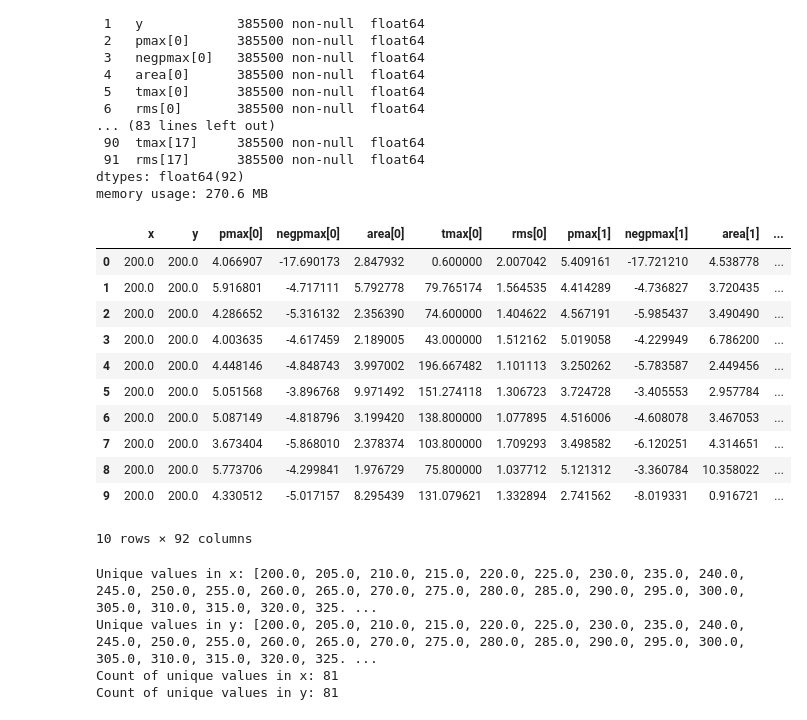
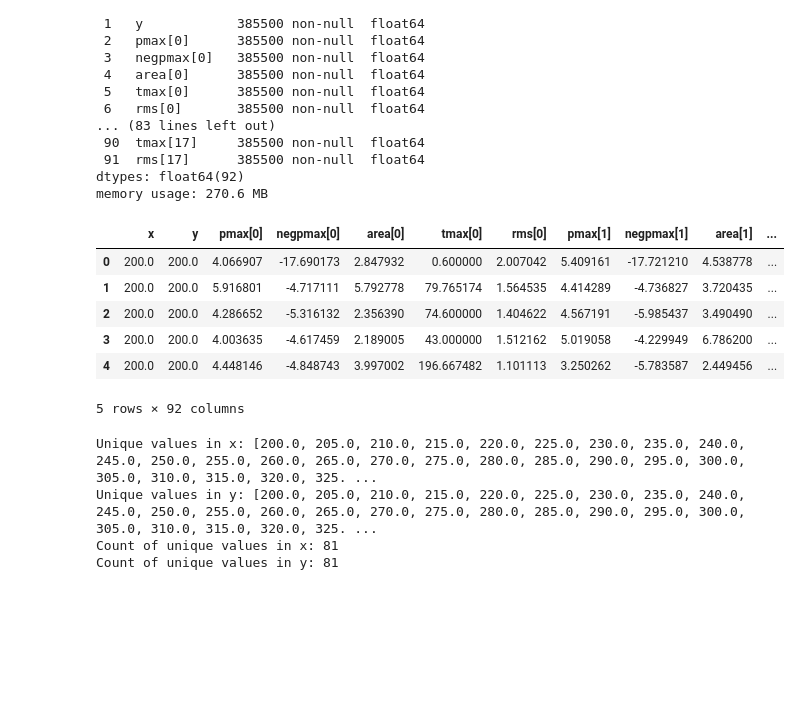
Before and after one commit to vellons/polito-ds-lab-exercises, a Jupyter notebook: exam/solution.ipynb, the cells around one changed output. Drawn from its saved outputs; the diff is of its cells as text; code cells hidden in the pictures; blank space fills up the shorter version.

```diff
--- a/exam/solution.ipynb
+++ b/exam/solution.ipynb
@@ -104,20 +112,15 @@ dtypes: float64(92)
 memory usage: 270.6 MB
 # %%
 # Understanding the data
-df_dev.head(10)
+df_dev.head(5)
 # %% [output]
 |  | x | y | pmax[0] | negpmax[0] | area[0] | tmax[0] | rms[0] | pmax[1] | negpmax[1] | area[1] | ... |
 | 0 | 200.0 | 200.0 | 4.066907 | -17.690173 | 2.847932 | 0.600000 | 2.007042 | 5.409161 | -17.721210 | 4.538778 | ... |
 | 1 | 200.0 | 200.0 | 5.916801 | -4.717111 | 5.792778 | 79.765174 | 1.564535 | 4.414289 | -4.736827 | 3.720435 | ... |
 | 2 | 200.0 | 200.0 | 4.286652 | -5.316132 | 2.356390 | 74.600000 | 1.404622 | 4.567191 | -5.985437 | 3.490490 | ... |
 | 3 | 200.0 | 200.0 | 4.003635 | -4.617459 | 2.189005 | 43.000000 | 1.512162 | 5.019058 | -4.229949 | 6.786200 | ... |
 | 4 | 200.0 | 200.0 | 4.448146 | -4.848743 | 3.997002 | 196.667482 | 1.101113 | 3.250262 | -5.783587 | 2.449456 | ... |
-| 5 | 200.0 | 200.0 | 5.051568 | -3.896768 | 9.971492 | 151.274118 | 1.306723 | 3.724728 | -3.405553 | 2.957784 | ... |
-| 6 | 200.0 | 200.0 | 5.087149 | -4.818796 | 3.199420 | 138.800000 | 1.077895 | 4.516006 | -4.608078 | 3.467053 | ... |
-| 7 | 200.0 | 200.0 | 3.673404 | -5.868010 | 2.378374 | 103.800000 | 1.709293 | 3.498582 | -6.120251 | 4.314651 | ... |
-| 8 | 200.0 | 200.0 | 5.773706 | -4.299841 | 1.976729 | 75.800000 | 1.037712 | 5.121312 | -3.360784 | 10.358022 | ... |
-| 9 | 200.0 | 200.0 | 4.330512 | -5.017157 | 8.295439 | 131.079621 | 1.332894 | 2.741562 | -8.019331 | 0.916721 | ... |
-10 rows × 92 columns
+5 rows × 92 columns
 # %%
 print(f"Unique values in x: {sorted(df_dev['x'].unique())}")
 print(f"Unique values in y: {sorted(df_dev['y'].unique())}")
```
Also changed, not shown: parts of 14 cells of this notebook.
